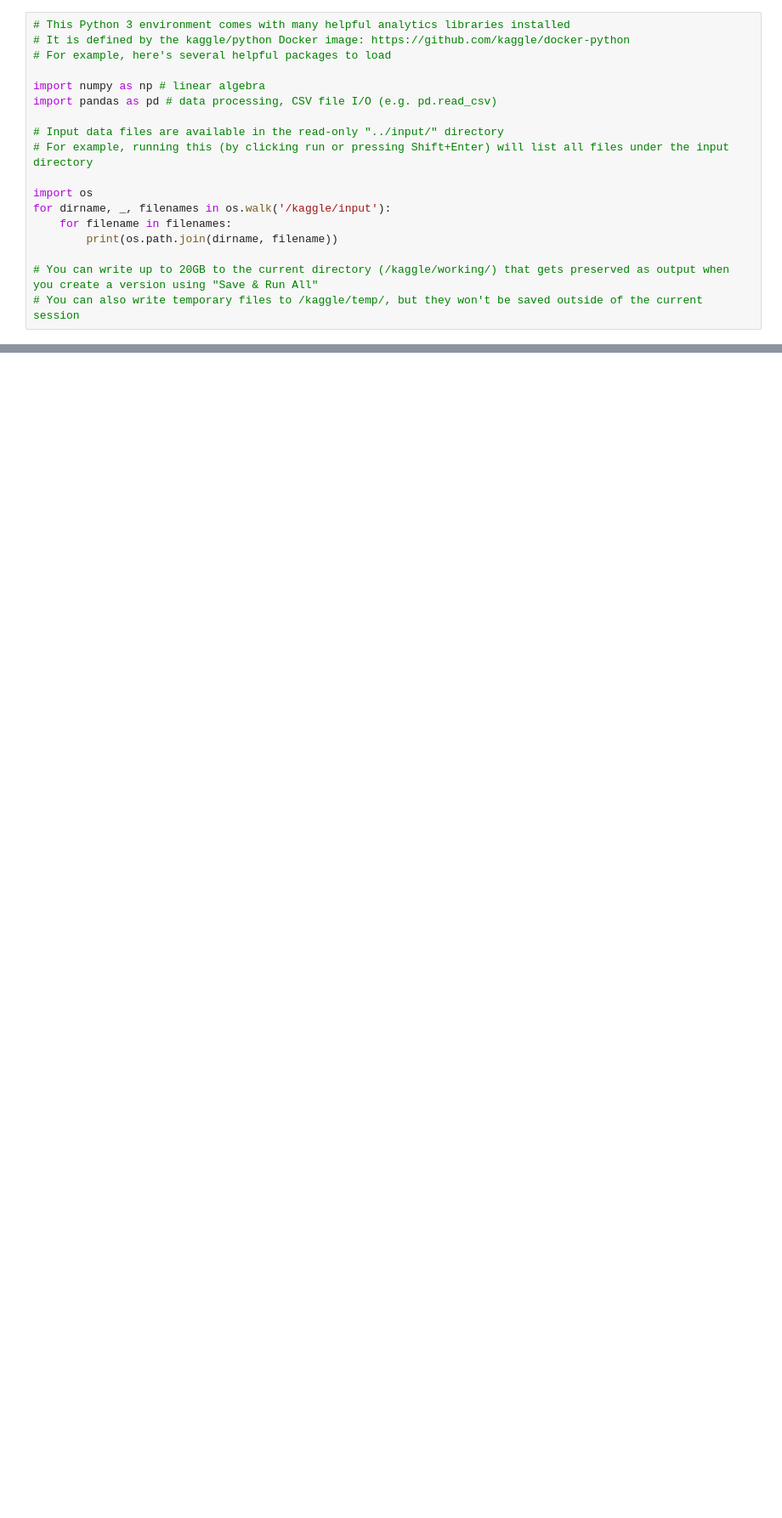
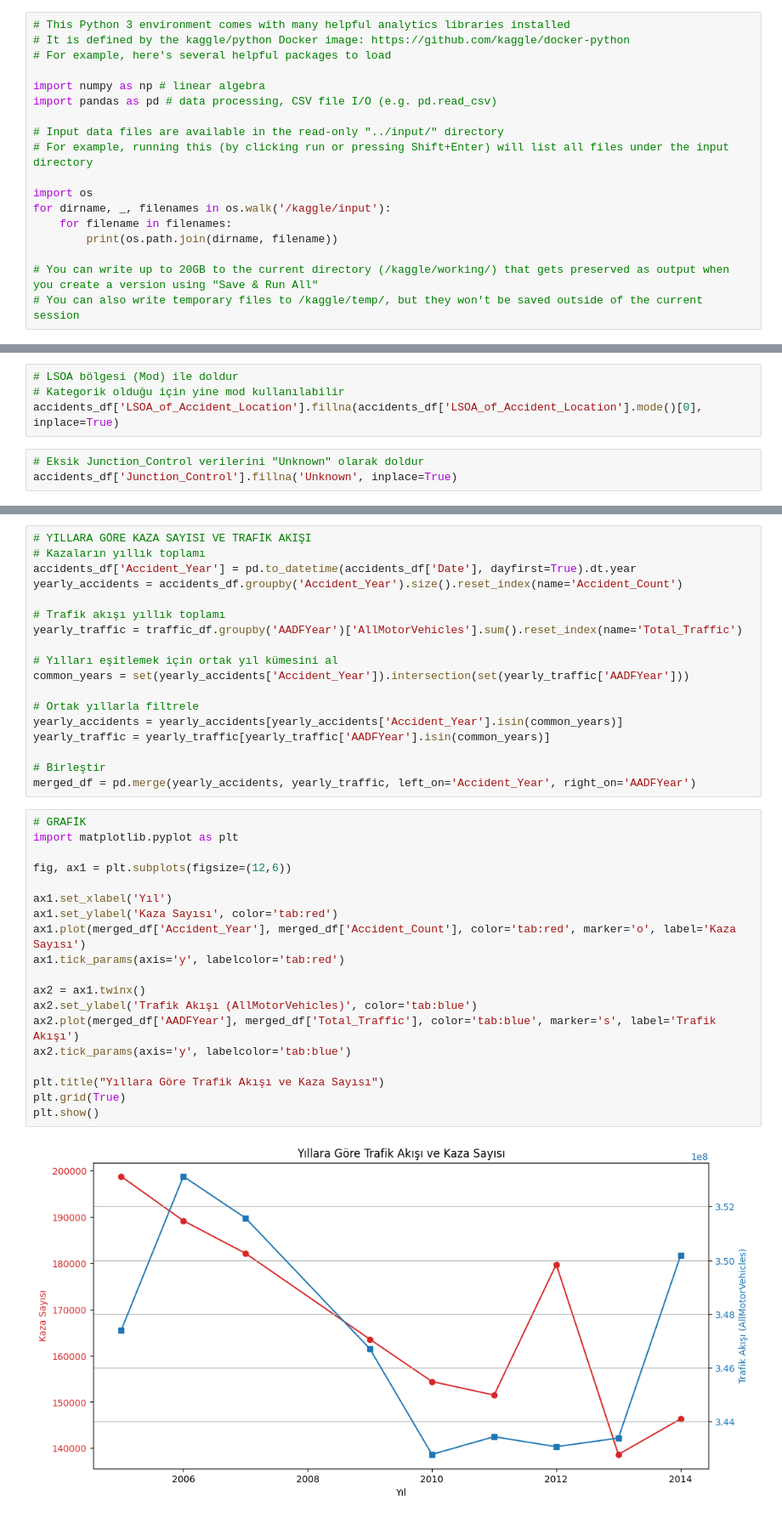
Before and after one commit to ertecino/Trafik-Kazalar-Analizi, a Jupyter notebook: trafik-kazalar-analizi.ipynb, the cells around one changed output, grey strips where cells are left out. Shown at 85% size. Drawn from its saved outputs; the diff is of its cells as text; blank space fills up the shorter version.

```diff
--- a/trafik-kazalar-analizi.ipynb
+++ b/trafik-kazalar-analizi.ipynb
@@ -59,0 +264,7 @@ check_missing(accidents, "Kazalar")
+# %%
+# LSOA bölgesi (Mod) ile doldur
+# Kategorik olduğu için yine mod kullanılabilir
+accidents_df['LSOA_of_Accident_Location'].fillna(accidents_df['LSOA_of_Accident_Location'].mode()[0], inplace=True)
+# %%
+# Eksik Junction_Control verilerini "Unknown" olarak doldur
+accidents_df['Junction_Control'].fillna('Unknown', inplace=True)
@@ -59,0 +291,39 @@ check_missing(accidents, "Kazalar")
+# %%
+# YILLARA GÖRE KAZA SAYISI VE TRAFİK AKIŞI
+# Kazaların yıllık toplamı
+accidents_df['Accident_Year'] = pd.to_datetime(accidents_df['Date'], dayfirst=True).dt.year
+yearly_accidents = accidents_df.groupby('Accident_Year').size().reset_index(name='Accident_Count')
+
+# Trafik akışı yıllık toplamı
+yearly_traffic = traffic_df.groupby('AADFYear')['AllMotorVehicles'].sum().reset_index(name='Total_Traffic')
+
+# Yılları eşitlemek için ortak yıl kümesini al
+common_years = set(yearly_accidents['Accident_Year']).intersection(set(yearly_traffic['AADFYear']))
+
+# Ortak yıllarla filtrele
+yearly_accidents = yearly_accidents[yearly_accidents['Accident_Year'].isin(common_years)]
+yearly_traffic = yearly_traffic[yearly_traffic['AADFYear'].isin(common_years)]
+
+# Birleştir
+merged_df = pd.merge(yearly_accidents, yearly_traffic, left_on='Accident_Year', right_on='AADFYear')
+# %%
+# GRAFİK
+import matplotlib.pyplot as plt
+
+fig, ax1 = plt.subplots(figsize=(12,6))
+
+ax1.set_xlabel('Yıl')
+ax1.set_ylabel('Kaza Sayısı', color='tab:red')
+ax1.plot(merged_df['Accident_Year'], merged_df['Accident_Count'], color='tab:red', marker='o', label='Kaza Sayısı')
+ax1.tick_params(axis='y', labelcolor='tab:red')
+
+ax2 = ax1.twinx()
+ax2.set_ylabel('Trafik Akışı (AllMotorVehicles)', color='tab:blue')
+ax2.plot(merged_df['AADFYear'], merged_df['Total_Traffic'], color='tab:blue', marker='s', label='Trafik Akışı')
+ax2.tick_params(axis='y', labelcolor='tab:blue')
+
+plt.title("Yıllara Göre Trafik Akışı ve Kaza Sayısı")
+plt.grid(True)
+plt.show()
+# %% [output]
+[figure, added]
```
Also changed, not shown: parts of 45 cells of this notebook.
